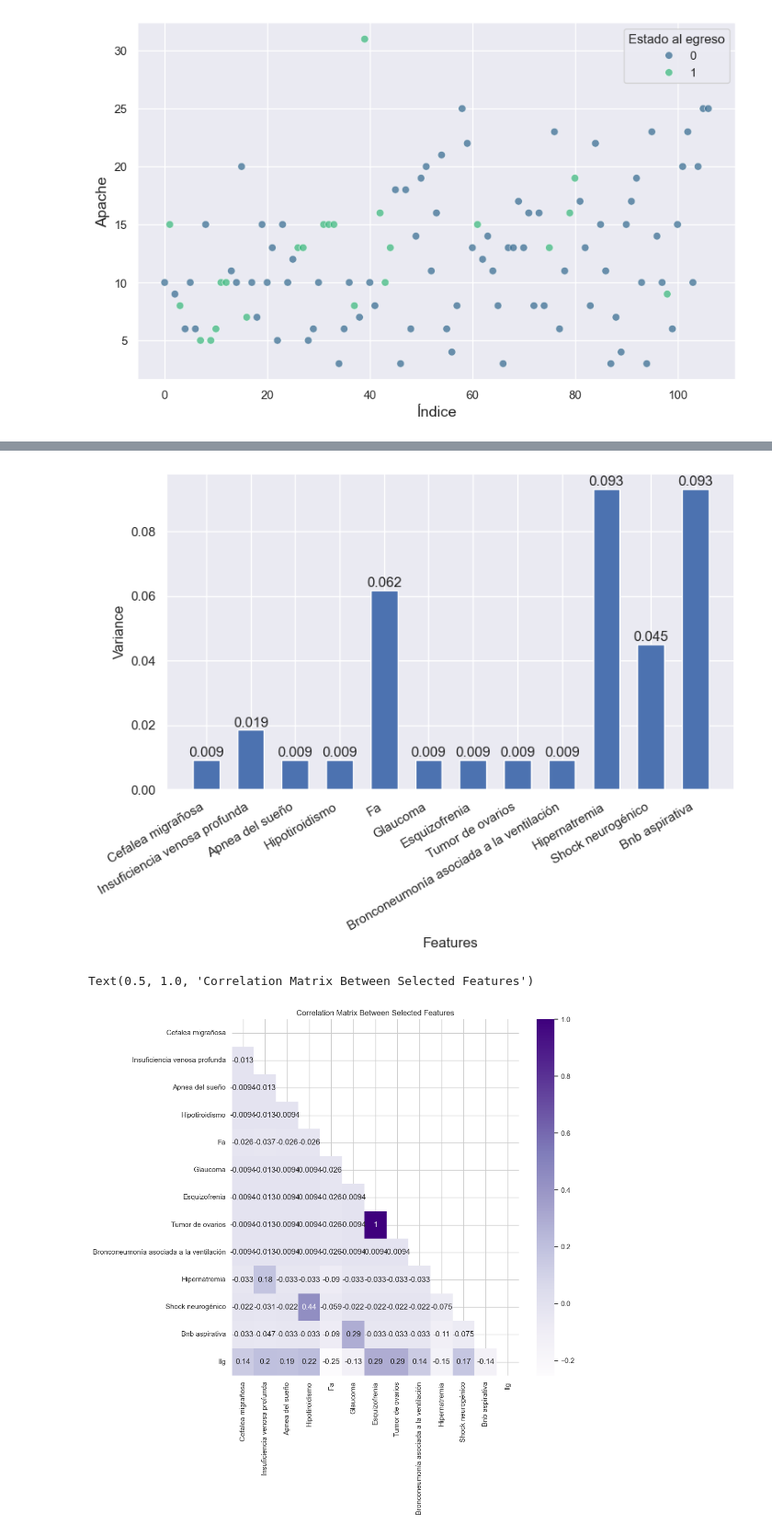
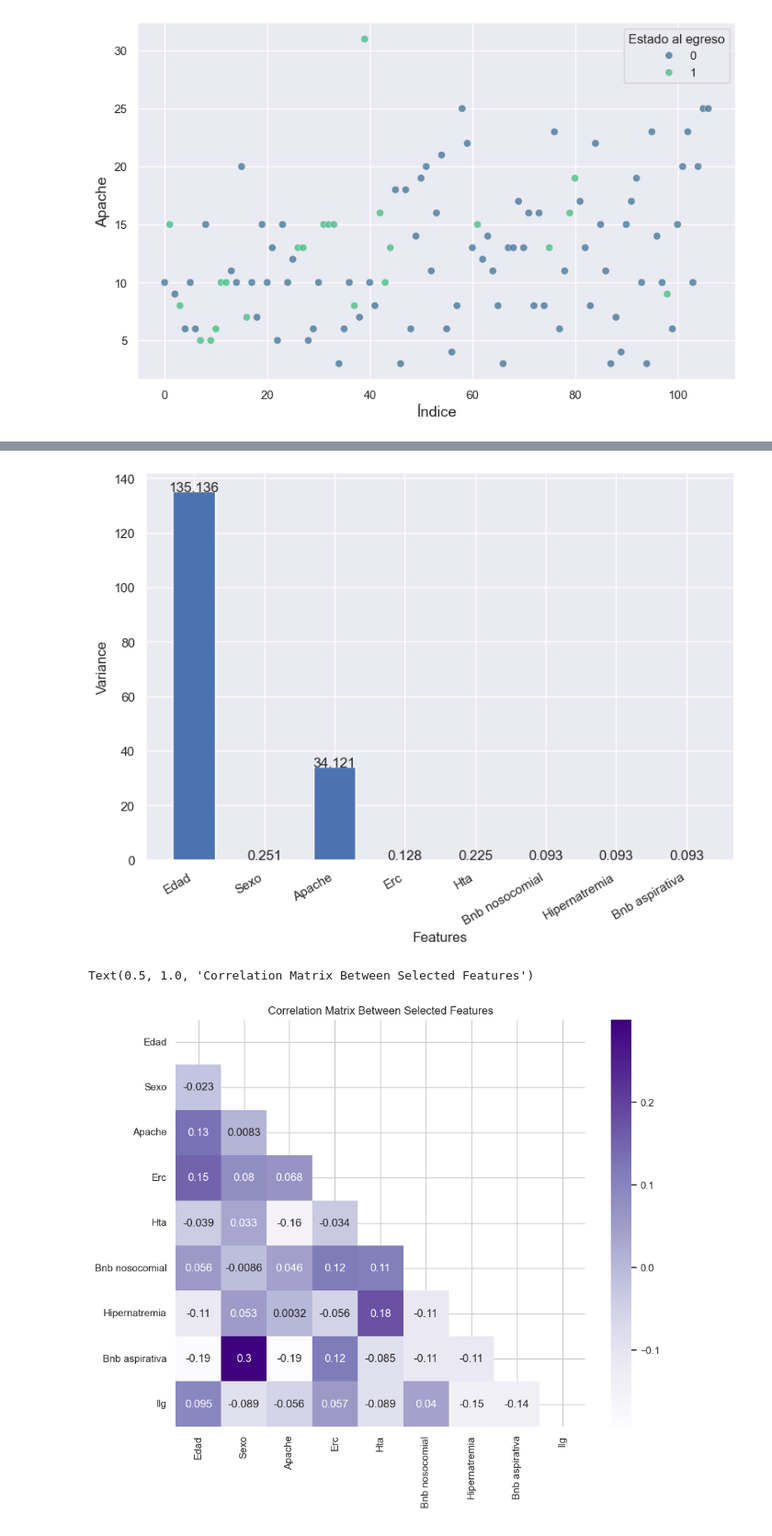
Before and after one commit to serize02/LGI-predictor, a Jupyter notebook: notebooks/00-initial-data-exploration.ipynb, the cells around one changed output, grey strips where cells are left out. Shown at 92% size. Cells and saved outputs as stored; diff of their text form; code cells hidden in the pictures.

```diff
--- a/notebooks/00-initial-data-exploration.ipynb
+++ b/notebooks/00-initial-data-exploration.ipynb
@@ -118,0 +99,4 @@ dtype: float64
+# %%
+variances = X.var(axis=0)
+v = variances[variances > 0.09].index
+v
@@ -119,7 +107,9 @@ dtype: float64
+# %%
+X = X[v]
 # %%
 from sklearn.feature_selection import SelectKBest, f_regression
 
-selector = SelectKBest(score_func=f_regression, k=12)
+selector = SelectKBest(score_func=f_regression, k=8)
 
 selector.fit_transform(X, y)
 
@@ -149,17 +137,17 @@ for index, value in enumerate(y_):
 fig.autofmt_xdate()
 plt.tight_layout()
 # %% [output]
-[figure, old version]
+[figure, new version]
 # %%
 X = X[features]
 # %%
 matrix = X.join(y).corr()
 mask = np.triu(np.ones_like(matrix, dtype=bool))
 # %%
-plt.figure(figsize=(10, 10))
+plt.figure(figsize=(10, 8))
 sns.set(style='whitegrid')
 sns.heatmap(matrix, annot=True, cmap='Purples', mask=mask)
 plt.title('Correlation Matrix Between Selected Features')
 # %% [output]
 Text(0.5, 1.0, 'Correlation Matrix Between Selected Features')
-[figure, old version]
+[figure, new version]
```
Also changed, not shown: parts of 5 cells of this notebook, 2 other files.
